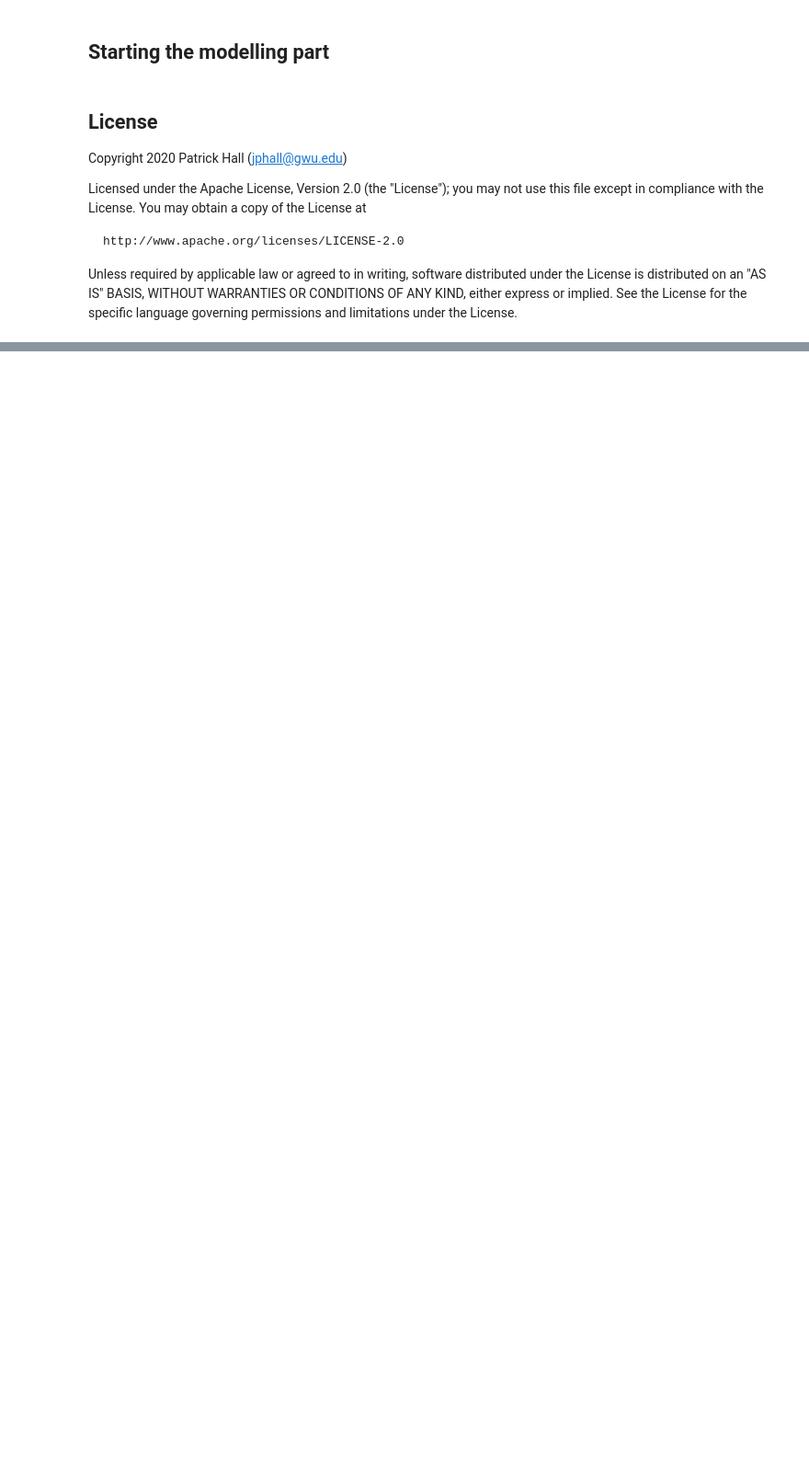
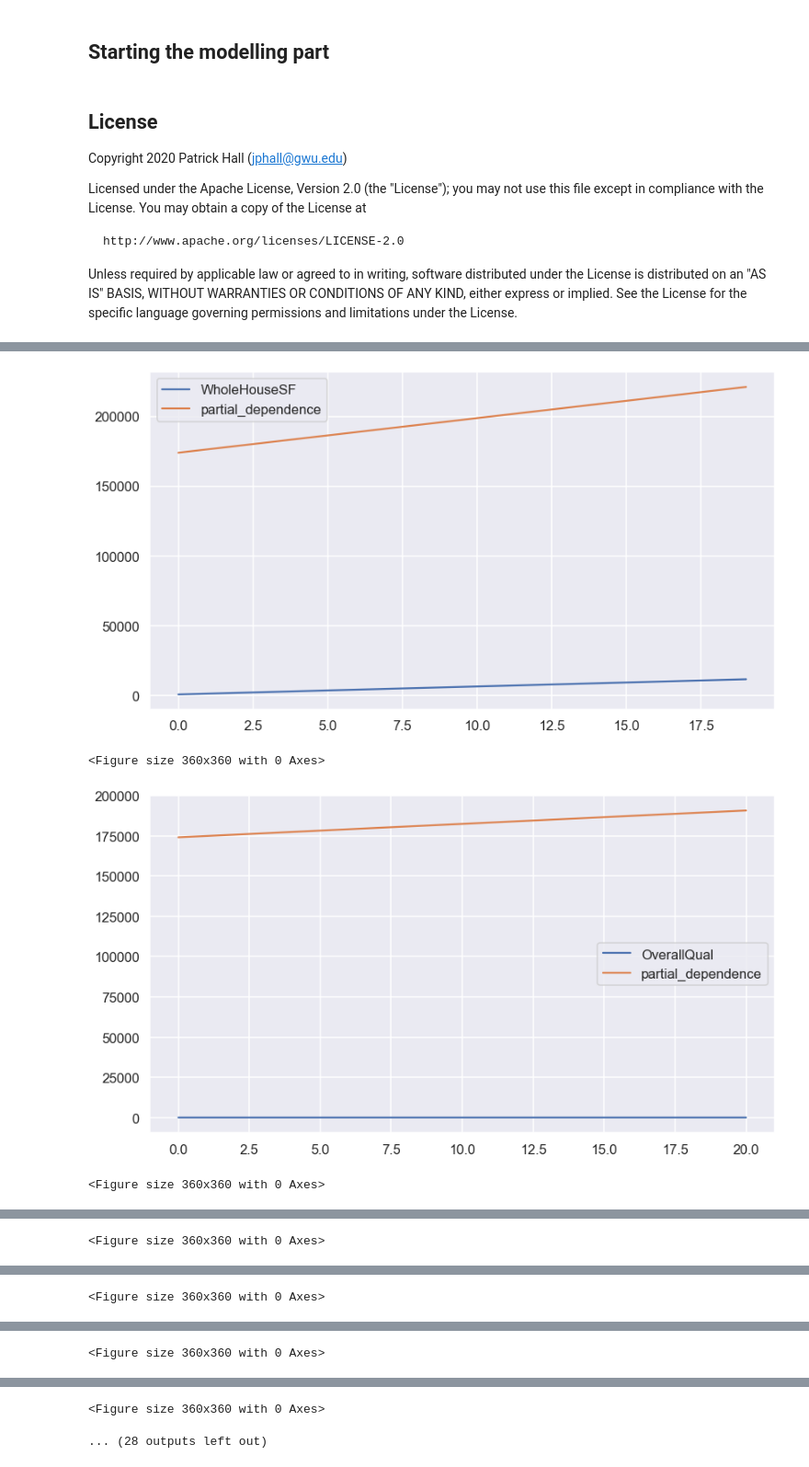
Before and after one commit to AbhishekAlate/responsible-ml-housing-prices, a Jupyter notebook: Home Prices.ipynb, the cells around one changed output, grey strips where cells are left out. Shown at 92% size. Saved outputs shown, nothing was run; the diff lists cells and outputs as text; code cells hidden in the pictures; blank space fills up the shorter version.

```diff
--- a/Home Prices.ipynb
+++ b/Home Prices.ipynb
@@ -942,0 +975,10 @@ result.to_csv("Abhi_sub.csv", index=False)
+# %%
+for key in glm_pd_ice_dict.keys():
+    glm_pd_ice_dict[key].plot()
+    plt.figure(figsize=(5,5))
+    plt.show()
+# %% [output]
+[figure, added]
+<Figure size 360x360 with 0 Axes>
+[figure, added]
+<Figure size 360x360 with 0 Axes>
@@ -942,0 +986 @@ result.to_csv("Abhi_sub.csv", index=False)
+<Figure size 360x360 with 0 Axes>
@@ -942,0 +988 @@ result.to_csv("Abhi_sub.csv", index=False)
+<Figure size 360x360 with 0 Axes>
@@ -942,0 +990 @@ result.to_csv("Abhi_sub.csv", index=False)
+<Figure size 360x360 with 0 Axes>
@@ -942,0 +992,2 @@ result.to_csv("Abhi_sub.csv", index=False)
+<Figure size 360x360 with 0 Axes>
+... (28 outputs left out)
```
Also changed, not shown: parts of 41 cells of this notebook, 1 other file.
